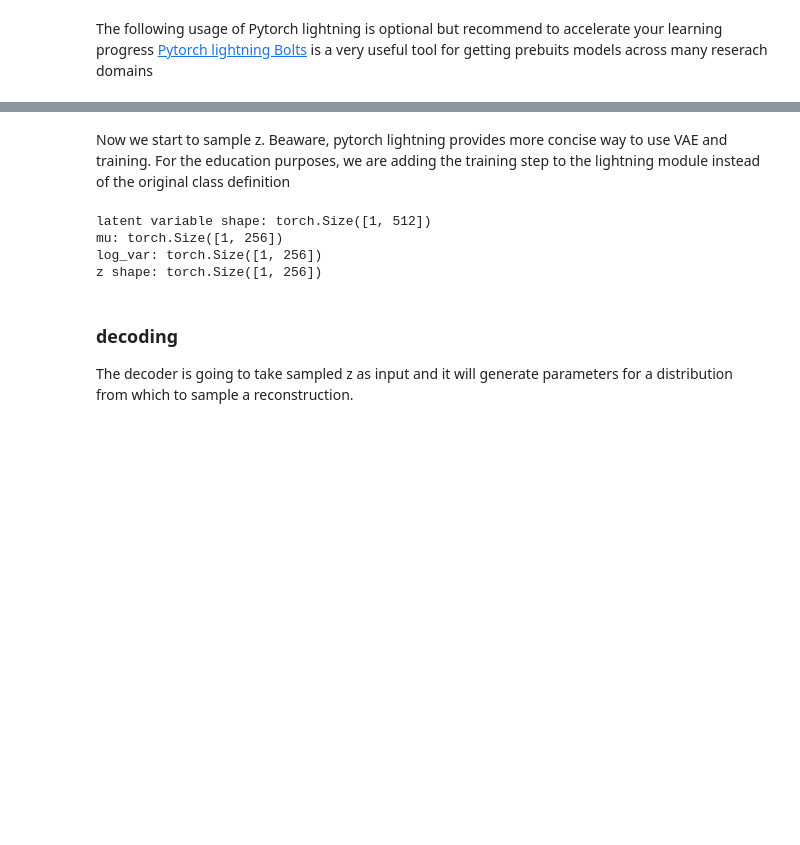
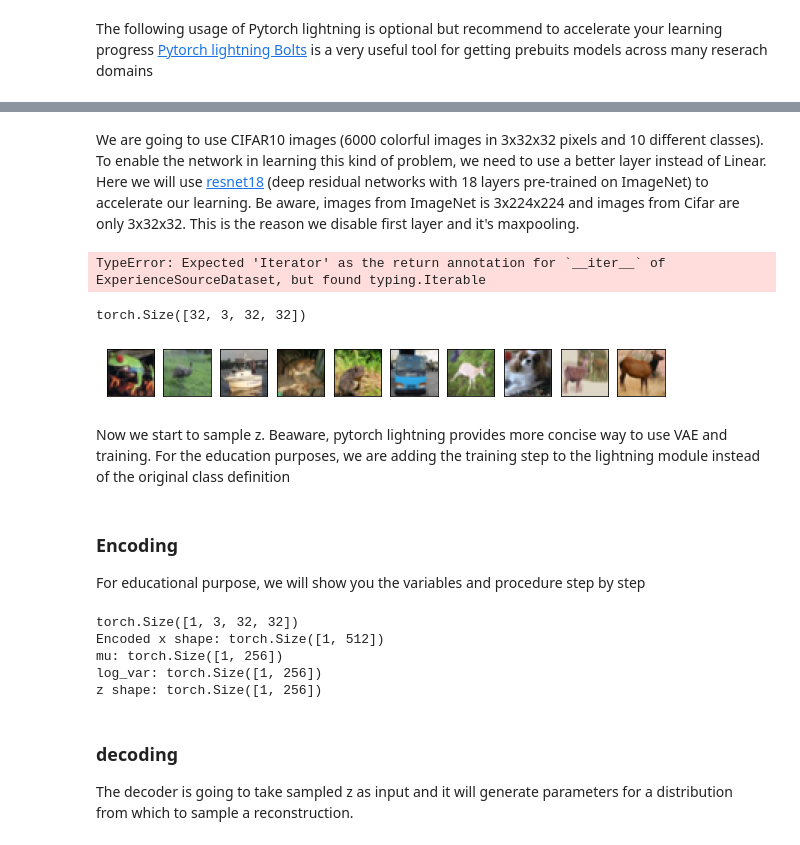
Before and after one commit to HsiuWen/DL_course_MS_HPC_IA, a Jupyter notebook: Lab6_generative_model.ipynb, the cells around one changed output, grey strips where cells are left out. Saved outputs shown, nothing was run; the diff lists cells and outputs as text; code cells hidden in the pictures; blank space fills up the shorter version.

```diff
--- a/Lab6_generative_model.ipynb
+++ b/Lab6_generative_model.ipynb
@@ -306 +278,41 @@ Successfully installed pytorch-lightning-bolts-0.3.2.post1
+# %% [markdown]
+We are going to use CIFAR10 images (6000 colorful images in 3x32x32 pixels and 10 different classes). To enable the network in learning this kind of problem, we need to use a better layer instead of Linear. Here we will use [resnet18](https://arxiv.org/pdf/1512.03385.pdf) (deep residual networks with 18 layers pre-trained on ImageNet) to accelerate our learning. Be aware, images from ImageNet is 3x224x224 and images from Cifar are only 3x32x32. This is the reason we disable first layer and it's maxpooling.
+# %%
+import torch
+import matplotlib.pyplot as plt
+import numpy as np
+import torch.nn as nn
+import torch.nn.functional as F
+import torchvision
+import pytorch_lightning as pl
+from pl_bolts.models.autoencoders.components import (
+    resnet18_decoder,
+    resnet18_encoder,
+)
+
+# Use pytorch_lightning dataloader. This class normalize images with parameter (mu=0.5, std=0.5)
+# Random divided images to 45000 and 5000 for training and validation
+from pl_bolts.datamodules import CIFAR10DataModule
+from pl_bolts.transforms.dataset_normalizations import cifar10_normalization
+from torchvision import transforms
+# %% [output]
+TypeError: Expected 'Iterator' as the return annotation for `__iter__` of ExperienceSourceDataset, but found typing.Iterable
+# %%
+dm = CIFAR10DataModule(".", normalize=True)
+dm.prepare_data()
+dm.setup("fit")
+dataloader = dm.train_dataloader()
+# %%
+X, _ = next(iter(dataloader))
+print(X.shape)
+# %% [output]
+torch.Size([32, 3, 32, 32])
+# %%
+fig, axes = plt.subplots(1, 10, figsize=(10, 1))
+for i in range(10):
+  axes[i].imshow(np.transpose(unnormalize(X[i]), (1, 2, 0)))
+  axes[i].get_xaxis().set_visible(False)
+  axes[i].get_yaxis().set_visible(False)
+# %% [output]
+[figure, added]
 # %%
@@ -334,9 +338,14 @@ class VAE(pl.LightningModule):
 Now we start to sample z. Beaware, pytorch lightning provides more concise way to use VAE and training. For the education purposes, we are adding the training step to the lightning module instead of the original class definition
 # %%
 vae = VAE()
+# %% [markdown]
+### Encoding
+For educational purpose, we will show you the variables and procedure step by step
 # %%
 # pretend we have an colorful image (3 chanels, 32x32 pixels)
-x = torch.randn(1,3,32,32)
+#x = torch.randn(1,3,32,32)
+x = X[[0]]
+print(x.shape)
 #Get q(z|x) parameters
 x_encoded = vae.encoder(x)
 print('Encoded x shape:', x_encoded.shape)
@@ -353,7 +362,8 @@ z = q.rsample()
 
 print('z shape:', z.shape)
 # %% [output]
-latent variable shape: torch.Size([1, 512])
+torch.Size([1, 3, 32, 32])
+Encoded x shape: torch.Size([1, 512])
 mu: torch.Size([1, 256])
 log_var: torch.Size([1, 256])
 z shape: torch.Size([1, 256])
```
Also changed, not shown: parts of 24 cells of this notebook, 1 other file.
